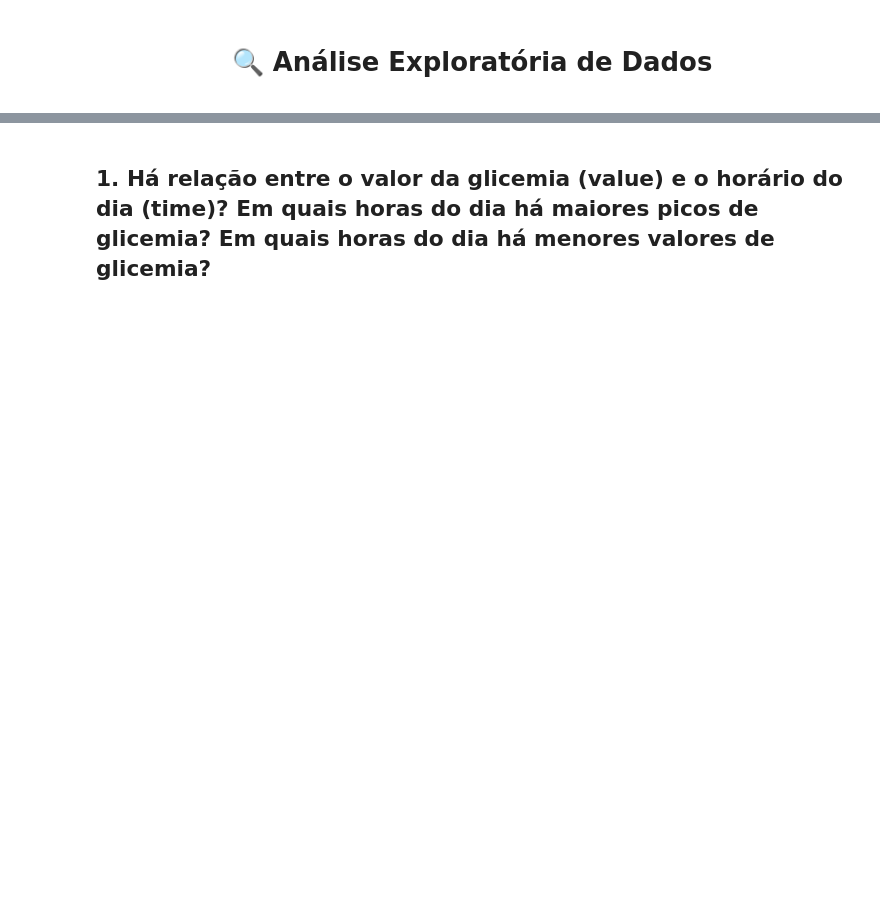
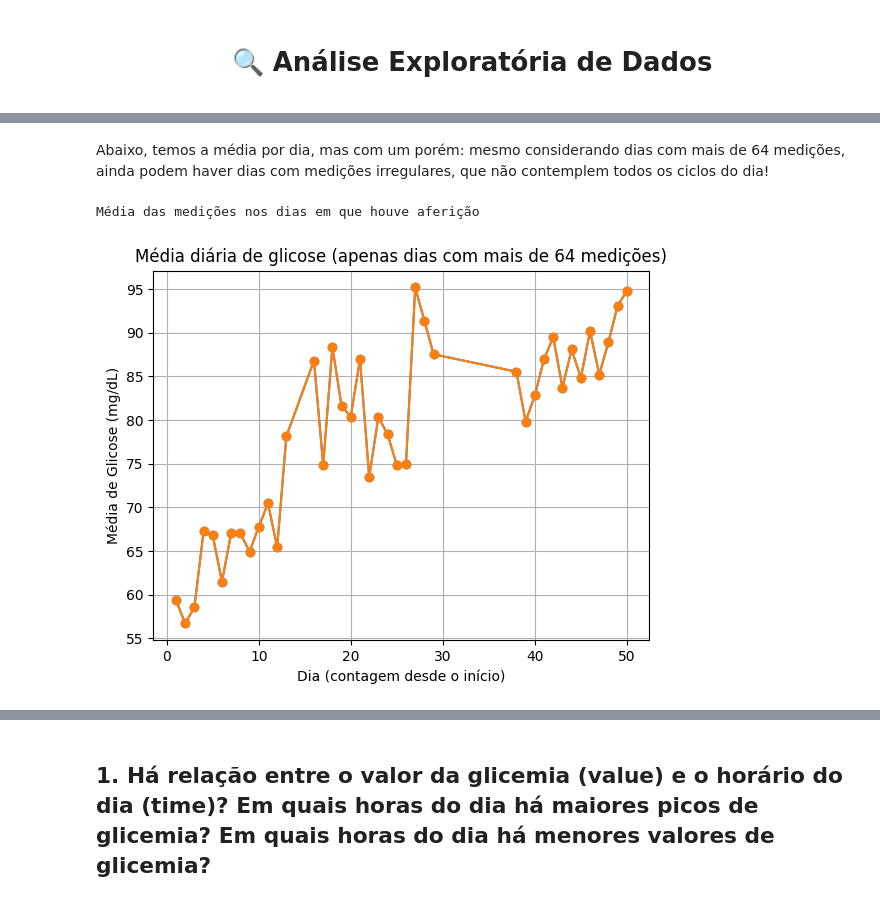
Before and after one commit to teco-insights/continuous-glucose-monitoring, a Jupyter notebook: continuous_glucose_monitoring1.ipynb, the cells around one changed output, grey strips where cells are left out. Cells and saved outputs as stored; diff of their text form; code cells hidden in the pictures; blank space fills up the shorter version.

```diff
--- a/continuous_glucose_monitoring1.ipynb
+++ b/continuous_glucose_monitoring1.ipynb
@@ -404,5 +376,29 @@ plt.xlabel('Dia da semana')
+# %% [markdown]
+Abaixo, temos a média por dia, mas com um porém: mesmo considerando dias com mais de 64 medições, ainda podem haver dias com medições irregulares, que não contemplem todos os ciclos do dia!
 # %%
 print('Média das medições nos dias em que houve aferição')
-df_est.groupby('time')['value'].mean().plot()
-plt.ylabel('Glicose (mg/dL)')
-plt.xlabel('Data')
+contagem_por_dia = df_raw.groupby('date_cont')['value'].count()
+dias_validos = contagem_por_dia[contagem_por_dia > 64].index
+media_filtrada = df_raw[df_raw['date_cont'].isin(dias_validos)].groupby('date_cont')['value'].mean()
+
+# Plota a média diária apenas para os dias com mais de 64 medições
+media_filtrada.plot(marker='o', linestyle='-')
+
+x = media_filtrada.index          # números do dia: 0, 1, 3, 10, etc.
+y = media_filtrada.values         # médias de glicose
+
+# Plotando com espaçamento proporcional
+plt.plot(x, y, marker='o', linestyle='-')
+
+# Rótulos dos eixos
+plt.xlabel('Dia (contagem desde o início)')
+plt.ylabel('Média de Glicose (mg/dL)')
+plt.title(f'Média diária de glicose (apenas dias com mais de 64 medições)')
+
+# Ativar grade
+plt.grid(True)
+
+plt.show()
+# %% [output]
+Média das medições nos dias em que houve aferição
+[figure, added]
```
Also changed, not shown: parts of 35 cells of this notebook, 2 other files.
